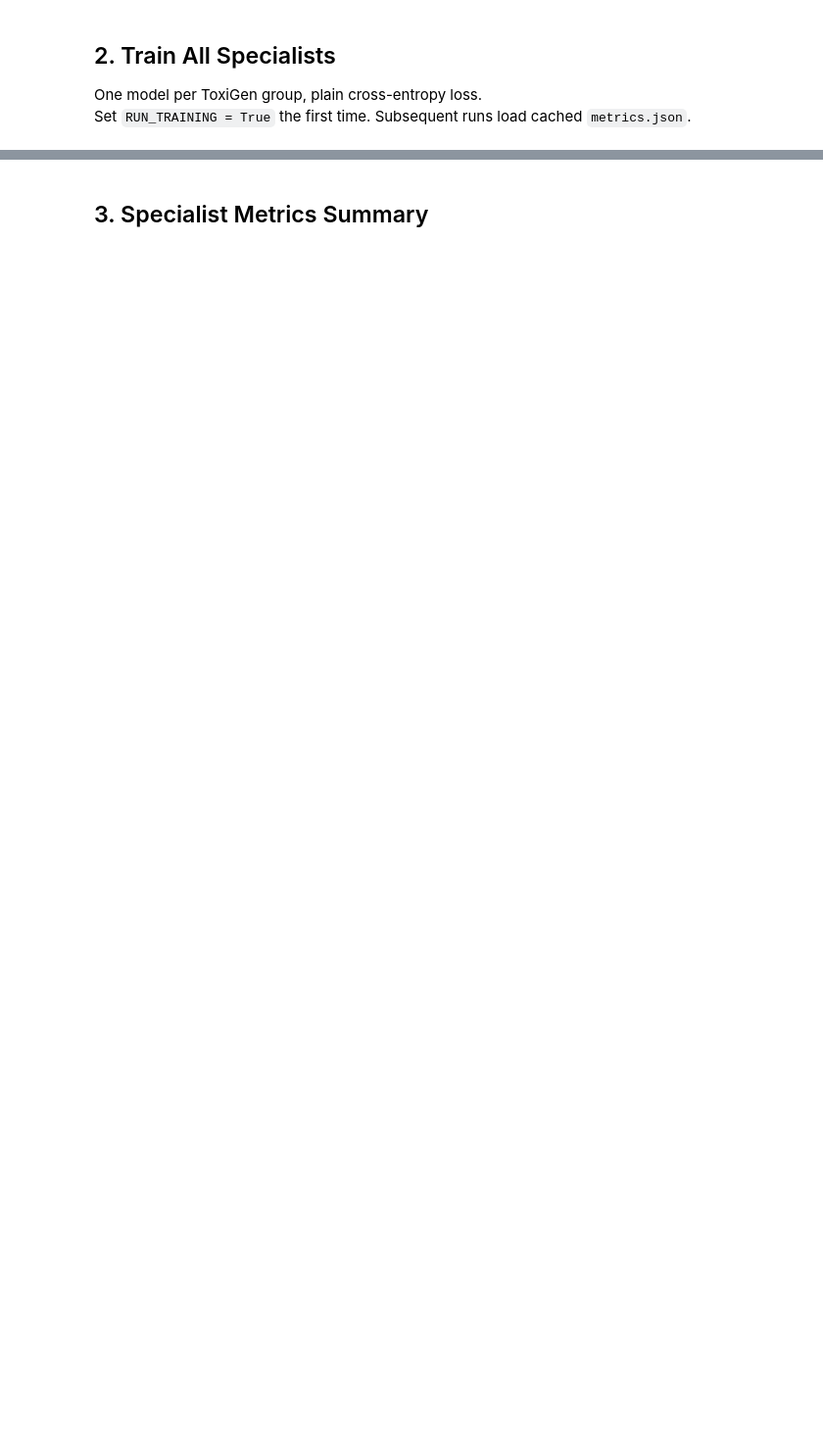
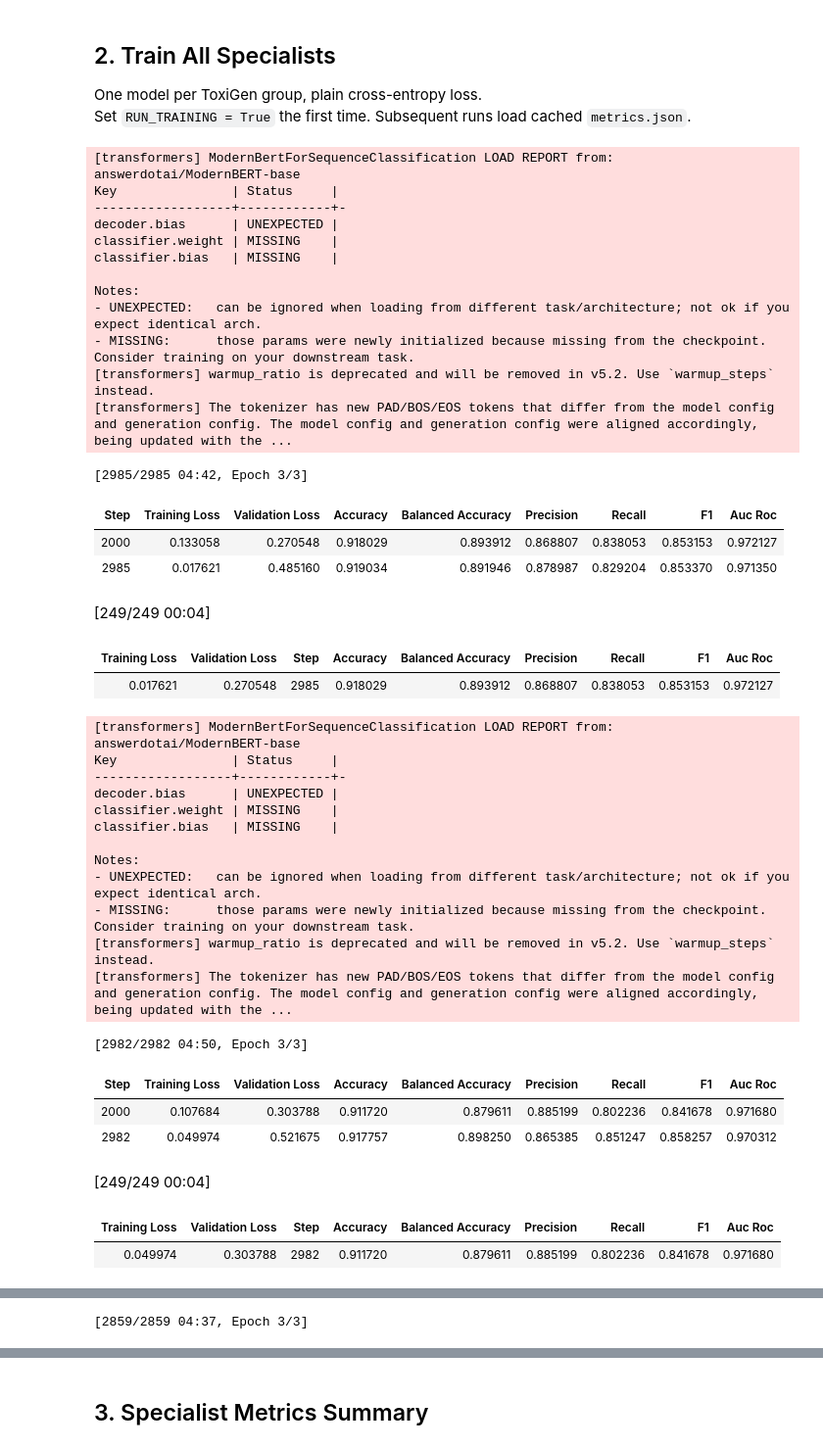
Before and after one commit to alex-dias/modernbert-hs, a Jupyter notebook: notebooks/03_01_training_ensemble.ipynb, the cells around one changed output, grey strips where cells are left out. Shown at 98% size. Cells and saved outputs as stored; diff of their text form; code cells hidden in the pictures; blank space fills up the shorter version.

```diff
--- a/notebooks/03_01_training_ensemble.ipynb
+++ b/notebooks/03_01_training_ensemble.ipynb
@@ -69,27 +74,66 @@ print('Densities CSV :', TOXIGEN_DENSITIES_CSV)
 One model per ToxiGen group, plain cross-entropy loss.
 Set `RUN_TRAINING = True` the first time. Subsequent runs load cached `metrics.json`.
 # %%
-RUN_TRAINING = False  # set True to train (slow)
+RUN_TRAINING = True  # set True to train (slow)
 
 if RUN_TRAINING:
     all_metrics = train_all_specialists(
         density_csv  = TOXIGEN_DENSITIES_CSV,
         config       = base_config,
         groups       = TOXIGEN_GROUPS,
         skip_existing= True,
     )
 else:
     # Load cached metrics
     all_metrics = {}
     for group in TOXIGEN_GROUPS:
         path = os.path.join(
             TRAINING_ROOT, base_config.model_slug(),
             f'{group}__specialist', 'metrics.json'
         )
         if os.path.exists(path):
             with open(path) as f:
                 all_metrics[group] = json.load(f)
         else:
             print(f'[MISSING] {group} — run with RUN_TRAINING=True')
 
 print(f'Loaded metrics for {len(all_metrics)} specialists')
+# %% [output]
+[transformers] ModernBertForSequenceClassification LOAD REPORT from: answerdotai/ModernBERT-base
+Key               | Status     |
+------------------+------------+-
+decoder.bias      | UNEXPECTED |
+classifier.weight | MISSING    |
+classifier.bias   | MISSING    |
+
+Notes:
+- UNEXPECTED:   can be ignored when loading from different task/architecture; not ok if you expect identical arch.
+- MISSING:      those params were newly initialized because missing from the checkpoint. Consider training on your downstream task.
+[transformers] warmup_ratio is deprecated and will be removed in v5.2. Use `warmup_steps` instead.
+[transformers] The tokenizer has new PAD/BOS/EOS tokens that differ from the model config and generation config. The model config and generation config were aligned accordingly, being updated with the ...
+[2985/2985 04:42, Epoch 3/3]
+| Step | Training Loss | Validation Loss | Accuracy | Balanced Accuracy | Precision | Recall | F1 | Auc Roc |
+| 2000 | 0.133058 | 0.270548 | 0.918029 | 0.893912 | 0.868807 | 0.838053 | 0.853153 | 0.972127 |
+| 2985 | 0.017621 | 0.485160 | 0.919034 | 0.891946 | 0.878987 | 0.829204 | 0.853370 | 0.971350 |
+[249/249 00:04]
+| Training Loss | Validation Loss | Step | Accuracy | Balanced Accuracy | Precision | Recall | F1 | Auc Roc |
+| 0.017621 | 0.270548 | 2985 | 0.918029 | 0.893912 | 0.868807 | 0.838053 | 0.853153 | 0.972127 |
+[transformers] ModernBertForSequenceClassification LOAD REPORT from: answerdotai/ModernBERT-base
+Key               | Status     |
+------------------+------------+-
+decoder.bias      | UNEXPECTED |
+classifier.weight | MISSING    |
+classifier.bias   | MISSING    |
+
+Notes:
+- UNEXPECTED:   can be ignored when loading from different task/architecture; not ok if you expect identical arch.
+- MISSING:      those params were newly initialized because missing from the checkpoint. Consider training on your downstream task.
+[transformers] warmup_ratio is deprecated and will be removed in v5.2. Use `warmup_steps` instead.
+[transformers] The tokenizer has new PAD/BOS/EOS tokens that differ from the model config and generation config. The model config and generation config were aligned accordingly, being updated with the ...
+[2982/2982 04:50, Epoch 3/3]
+| Step | Training Loss | Validation Loss | Accuracy | Balanced Accuracy | Precision | Recall | F1 | Auc Roc |
+| 2000 | 0.107684 | 0.303788 | 0.911720 | 0.879611 | 0.885199 | 0.802236 | 0.841678 | 0.971680 |
+| 2982 | 0.049974 | 0.521675 | 0.917757 | 0.898250 | 0.865385 | 0.851247 | 0.858257 | 0.970312 |
+[249/249 00:04]
+| Training Loss | Validation Loss | Step | Accuracy | Balanced Accuracy | Precision | Recall | F1 | Auc Roc |
+| 0.049974 | 0.303788 | 2982 | 0.911720 | 0.879611 | 0.885199 | 0.802236 | 0.841678 | 0.971680 |
@@ -95,0 +152 @@ print(f'Loaded metrics for {len(all_metrics)} specialists')
+[2859/2859 04:37, Epoch 3/3]
```
Also changed, not shown: parts of 7 cells of this notebook, 3 other files.
